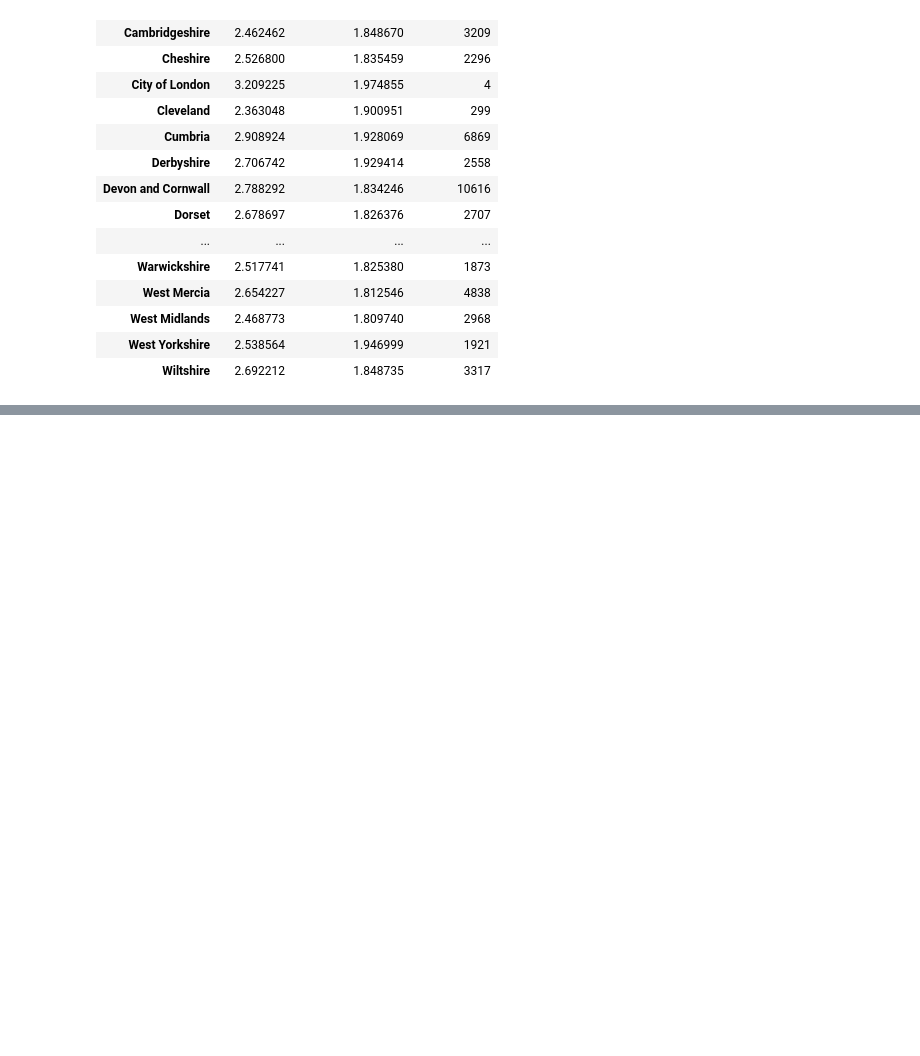
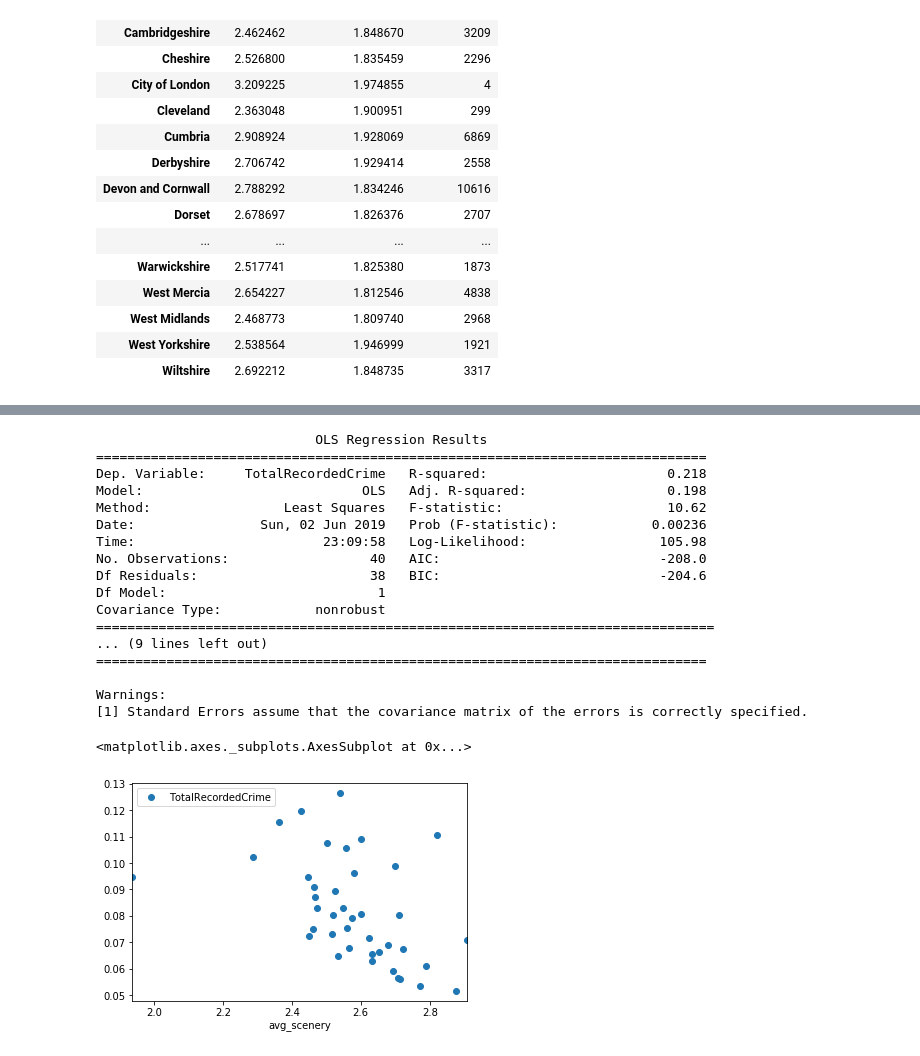
Before and after one commit to YunanAZ/Impact-of-Scenery-on-Regional-Crime-Rates-and-Citizen-Wealth, a Jupyter notebook: src/FinalProject.ipynb, the cells around one changed output, grey strips where cells are left out. Drawn from its saved outputs; the diff is of its cells as text; code cells hidden in the pictures; blank space fills up the shorter version.

```diff
--- a/src/FinalProject.ipynb
+++ b/src/FinalProject.ipynb
@@ -96,0 +128,32 @@ df_rate_mean['Rating'].plot(figsize=(15, 5),kind='bar')
+# %%
+df_crime = pd.read_csv('../data/crime_final.csv')
+df_crime.drop(df_crime.columns[0],axis=1,inplace = True)
+t = df_rate_mean['Avg_Rating']
+df_crime['avg_scenery'] = t
+
+l = df_rate_mean.index.tolist()
+for i in range(0,41):
+
+    if df_crime.loc[i]['AreaName'] in l:
+        df_crime.set_value(i,'avg_scenery', df_rate_mean.loc[df_crime.loc[i]['AreaName']]['Avg_Rating'])
+# %%
+df_crime = df_crime.dropna()
+#print(df_crime)
+for i in range(0,41):
+     for j in df_crime.columns:
+        if ',' in str(df_crime.loc[i][j]):
+             df_crime.set_value(i, j, df_crime.loc[i][j].replace(',' , ''))
+
+for i in df_crime.columns:
+     if i != 'AreaName':
+        df_crime[i] = df_crime[i].astype(float)
+# %%
+#print(df_crime)
+df_crime_norm = pd.DataFrame()
+df_crime_norm['AreaName'] = df_crime['AreaName']
+for i in df_crime.columns:
+    if (i != 'AreaName') & (i != 'PopulationFigures') & (i != 'avg_scenery') & (i != 'HouseHoldfigures'):
+        df_crime_norm[i] = df_crime[i] / df_crime['PopulationFigures']
+
+df_crime_norm['avg_scenery'] = df_crime['avg_scenery']
+df_crime_norm.head()
@@ -96,0 +168,3 @@ df_rate_mean['Rating'].plot(figsize=(15, 5),kind='bar')
+# %%
+df_crime_norm.drop(index=27,inplace = True)
+df_crime_norm.reset_index(drop=True)
@@ -96,0 +211,26 @@ df_rate_mean['Rating'].plot(figsize=(15, 5),kind='bar')
+# %%
+outcome_0, predictors_0 = patsy.dmatrices("TotalRecordedCrime ~ avg_scenery", data = df_crime_norm)
+mod_0 = sm.OLS(outcome_0, predictors_0)
+res_0 = mod_0.fit()
+print(res_0.summary())
+df_crime_norm.plot(x='avg_scenery',y='TotalRecordedCrime',style='o')
+# %% [output]
+                            OLS Regression Results
+==============================================================================
+Dep. Variable:     TotalRecordedCrime   R-squared:                       0.218
+Model:                            OLS   Adj. R-squared:                  0.198
+Method:                 Least Squares   F-statistic:                     10.62
+Date:                Sun, 02 Jun 2019   Prob (F-statistic):            0.00236
+Time:                        23:09:58   Log-Likelihood:                 105.98
+No. Observations:                  40   AIC:                            -208.0
+Df Residuals:                      38   BIC:                            -204.6
+Df Model:                           1
+Covariance Type:            nonrobust
+===============================================================================
+... (9 lines left out)
+==============================================================================
+
+Warnings:
+[1] Standard Errors assume that the covariance matrix of the errors is correctly specified.
+<matplotlib.axes._subplots.AxesSubplot at 0x...>
+[figure, added]
```
Also changed, not shown: parts of 42 cells of this notebook, 14 other files.
